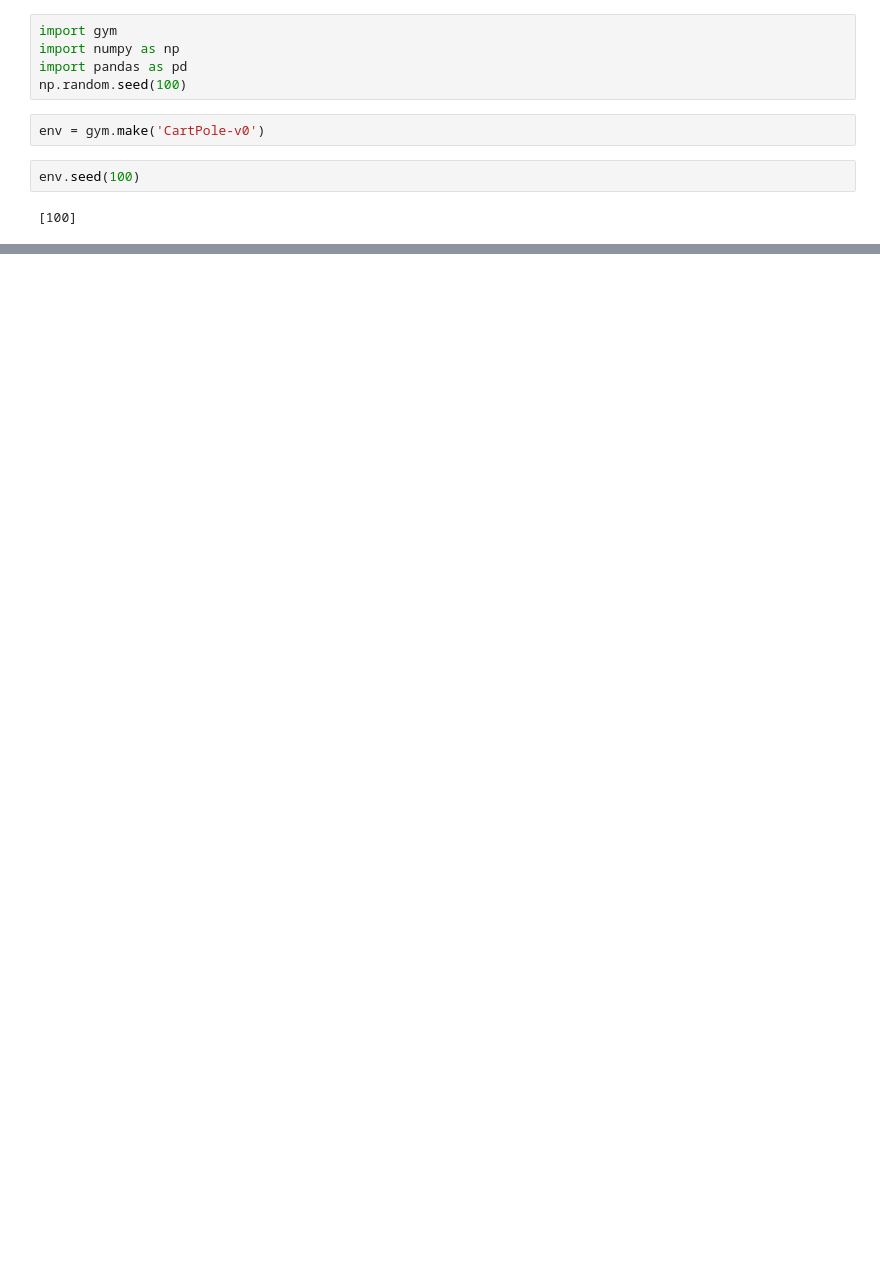
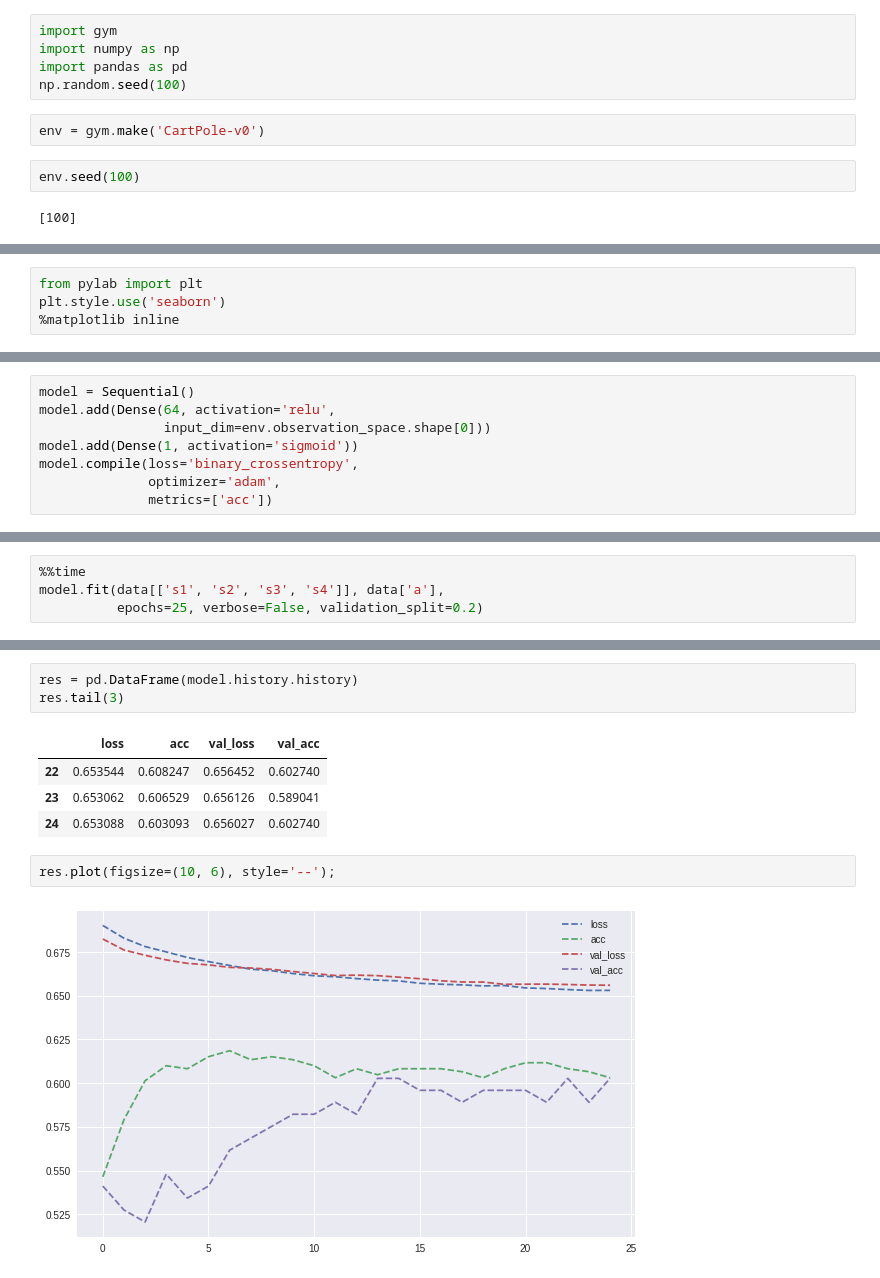
Before and after one commit to michaelsyao/AI_in_Finance, a Jupyter notebook: 02.ipynb, the cells around one changed output, grey strips where cells are left out. Cells and saved outputs as stored; diff of their text form; blank space fills up the shorter version.

```diff
--- a/02.ipynb
+++ b/02.ipynb
@@ -13,0 +133,4 @@ env.seed(100)
+# %%
+from pylab import plt
+plt.style.use('seaborn')
+%matplotlib inline
@@ -13,0 +143,8 @@ env.seed(100)
+# %%
+model = Sequential()
+model.add(Dense(64, activation='relu',
+                input_dim=env.observation_space.shape[0]))
+model.add(Dense(1, activation='sigmoid'))
+model.compile(loss='binary_crossentropy',
+              optimizer='adam',
+              metrics=['acc'])
@@ -13,0 +167,4 @@ env.seed(100)
+# %%
+%%time
+model.fit(data[['s1', 's2', 's3', 's4']], data['a'],
+          epochs=25, verbose=False, validation_split=0.2)
@@ -13,0 +175,12 @@ env.seed(100)
+# %%
+res = pd.DataFrame(model.history.history)
+res.tail(3)
+# %% [output]
+|  | loss | acc | val_loss | val_acc |
+| 22 | 0.653544 | 0.608247 | 0.656452 | 0.602740 |
+| 23 | 0.653062 | 0.606529 | 0.656126 | 0.589041 |
+| 24 | 0.653088 | 0.603093 | 0.656027 | 0.602740 |
+# %%
+res.plot(figsize=(10, 6), style='--');
+# %% [output]
+[figure, added]
```
Also changed, not shown: parts of 32 cells of this notebook.
